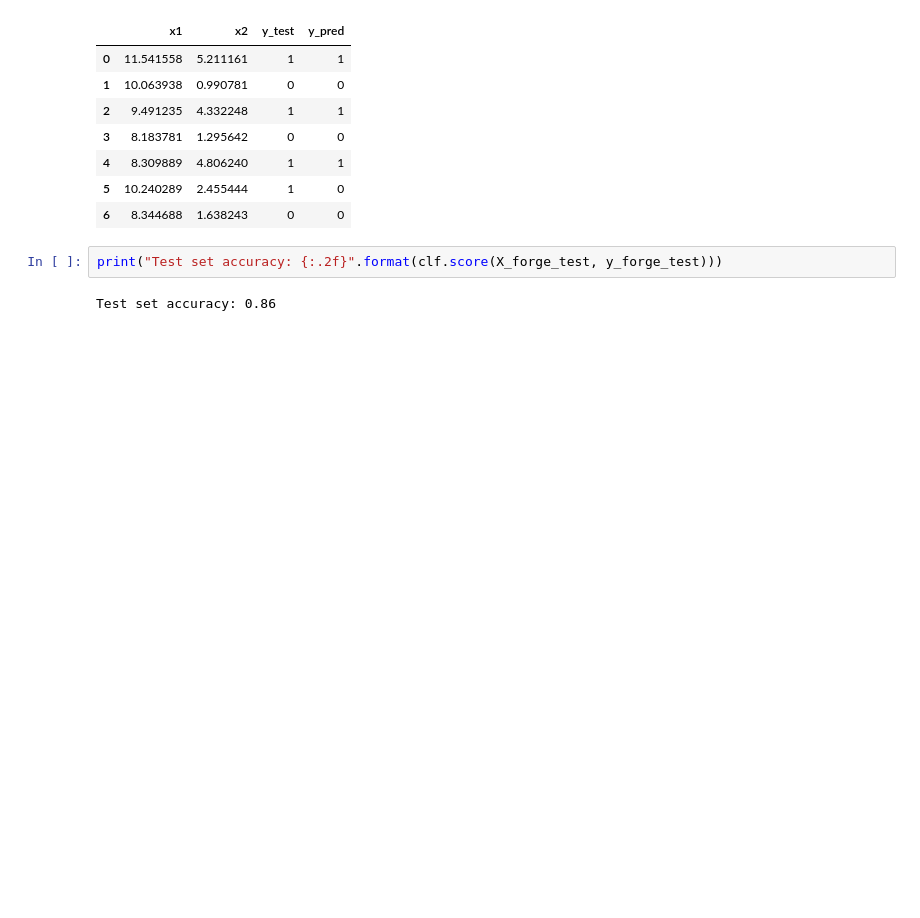
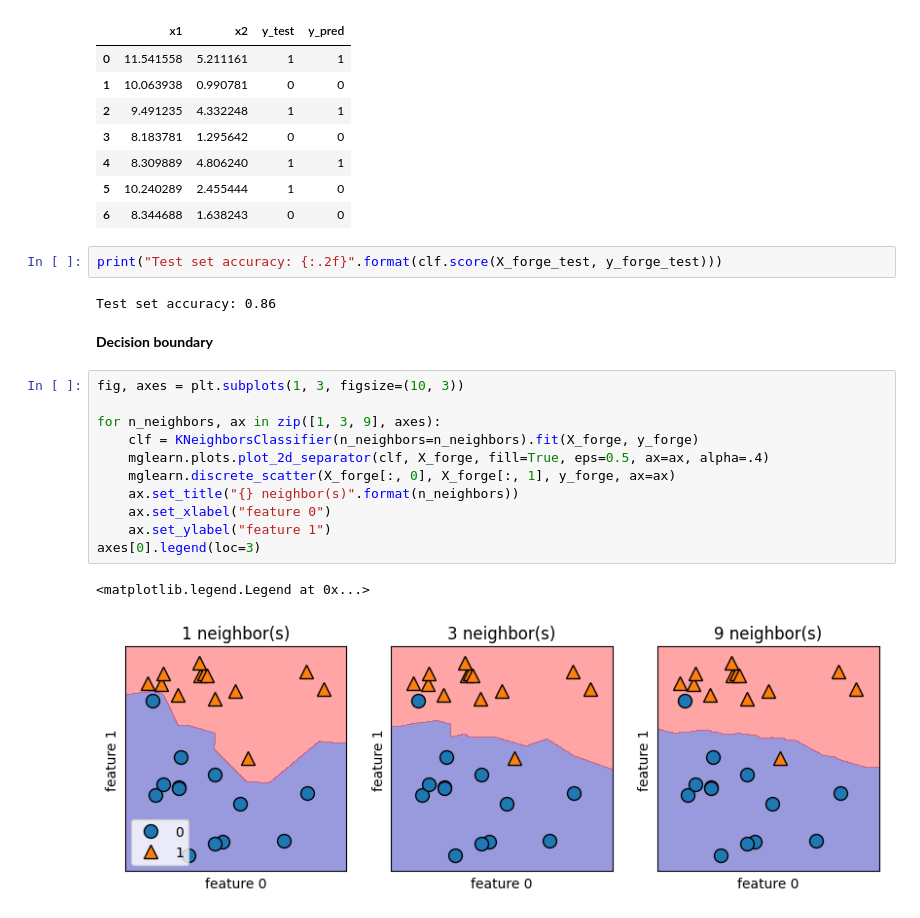
Before and after one commit to pquynhvu/ML, a Jupyter notebook: supervised-learning/forge.ipynb, the cells around one changed output. Drawn from its saved outputs; the diff is of its cells as text; blank space fills up the shorter version.

```diff
--- a/supervised-learning/forge.ipynb
+++ b/supervised-learning/forge.ipynb
@@ -67,3 +67,19 @@ display(forge_pred)
 print("Test set accuracy: {:.2f}".format(clf.score(X_forge_test, y_forge_test)))
 # %% [output]
 Test set accuracy: 0.86
+# %% [markdown]
+**Decision boundary**
+# %%
+fig, axes = plt.subplots(1, 3, figsize=(10, 3))
+
+for n_neighbors, ax in zip([1, 3, 9], axes):
+    clf = KNeighborsClassifier(n_neighbors=n_neighbors).fit(X_forge, y_forge)
+    mglearn.plots.plot_2d_separator(clf, X_forge, fill=True, eps=0.5, ax=ax, alpha=.4)
+    mglearn.discrete_scatter(X_forge[:, 0], X_forge[:, 1], y_forge, ax=ax)
+    ax.set_title("{} neighbor(s)".format(n_neighbors))
+    ax.set_xlabel("feature 0")
+    ax.set_ylabel("feature 1")
+axes[0].legend(loc=3)
+# %% [output]
+<matplotlib.legend.Legend at 0x...>
+[figure, added]
```
